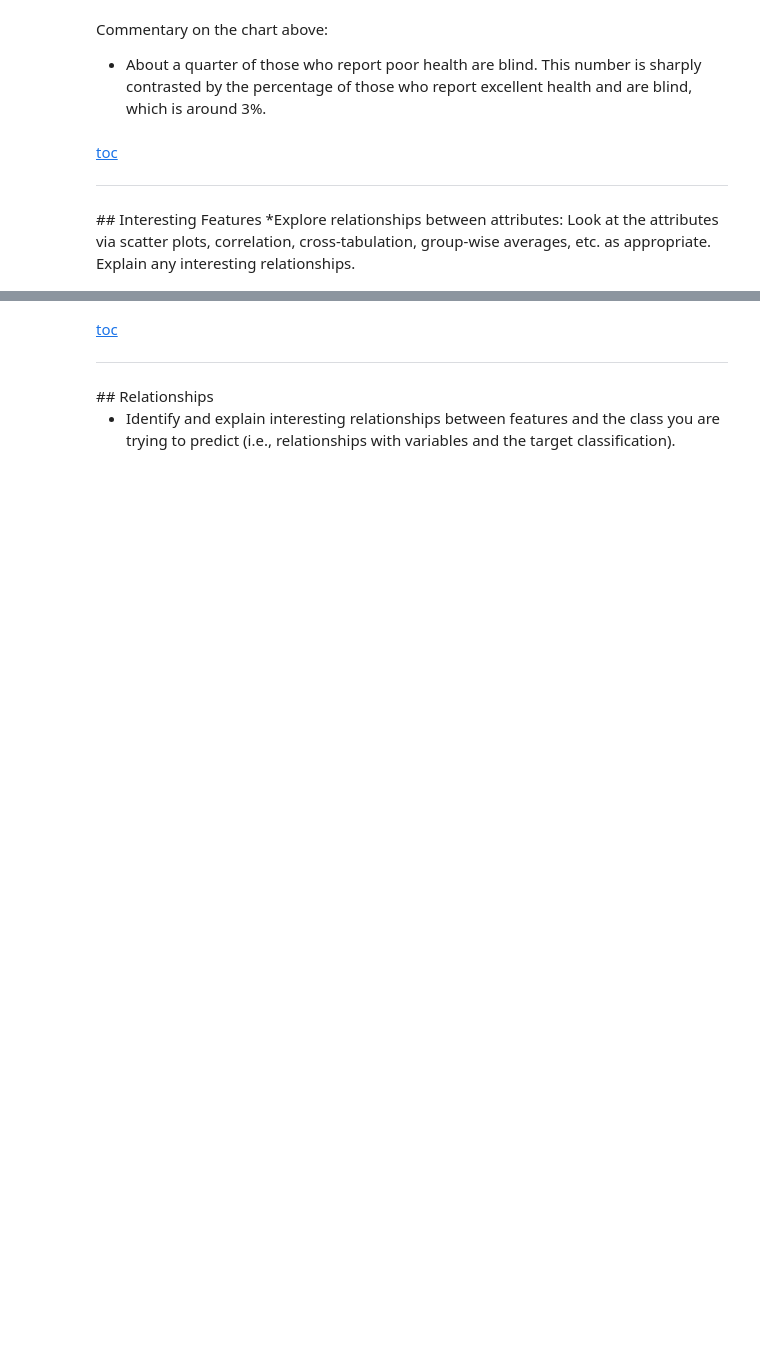
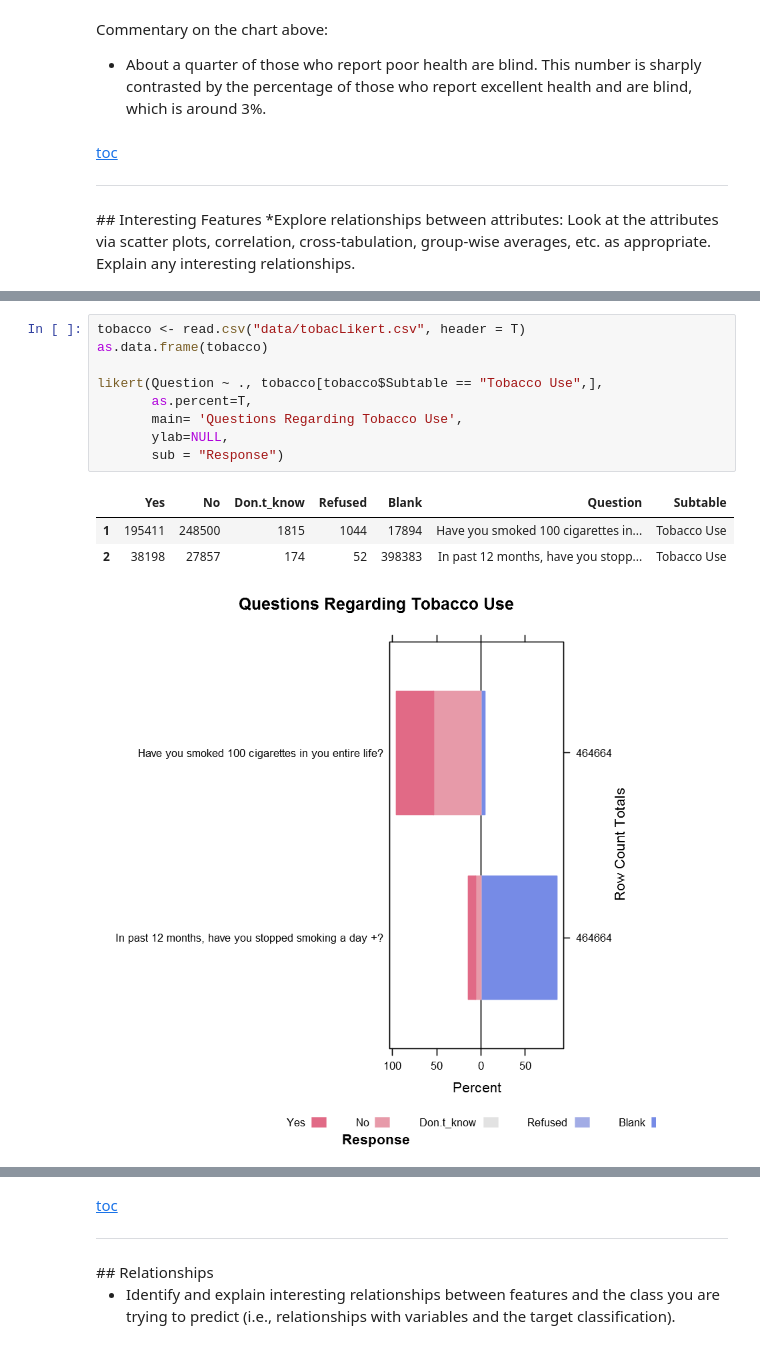
Before and after one commit to RahnL/DataScience-SMU, a Jupyter notebook: DataMining/DataMining-Lab1.ipynb, the cells around one changed output, grey strips where cells are left out. Cells and saved outputs as stored; diff of their text form; blank space fills up the shorter version.

```diff
--- a/DataMining/DataMining-Lab1.ipynb
+++ b/DataMining/DataMining-Lab1.ipynb
@@ -512,0 +547,14 @@ Commentary on the chart above:
+# %%
+tobacco <- read.csv("data/tobacLikert.csv", header = T)
+as.data.frame(tobacco)
+
+likert(Question ~ ., tobacco[tobacco$Subtable == "Tobacco Use",],
+       as.percent=T,
+       main= 'Questions Regarding Tobacco Use',
+       ylab=NULL,
+       sub = "Response")
+# %% [output]
+|  | Yes | No | Don.t_know | Refused | Blank | Question | Subtable |
+| 1 | 195411 | 248500 | 1815 | 1044 | 17894 | Have you smoked 100 cigarettes in... | Tobacco Use |
+| 2 | 38198 | 27857 | 174 | 52 | 398383 | In past 12 months, have you stopp... | Tobacco Use |
+[figure, added]
```
Also changed, not shown: parts of 7 cells of this notebook.
